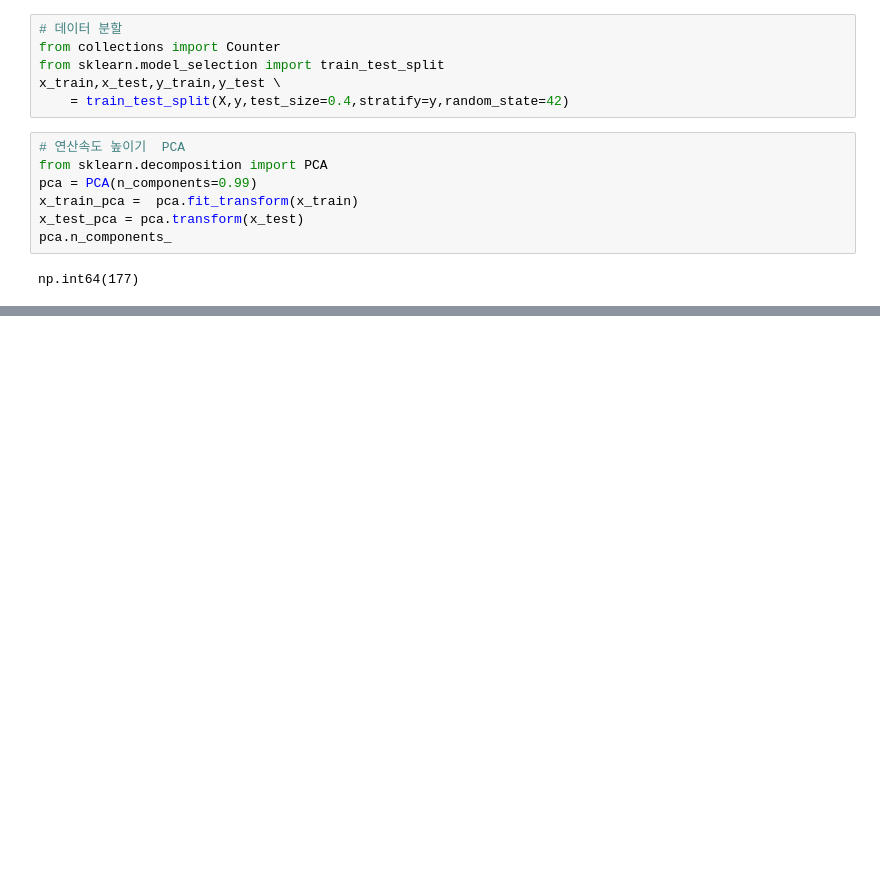
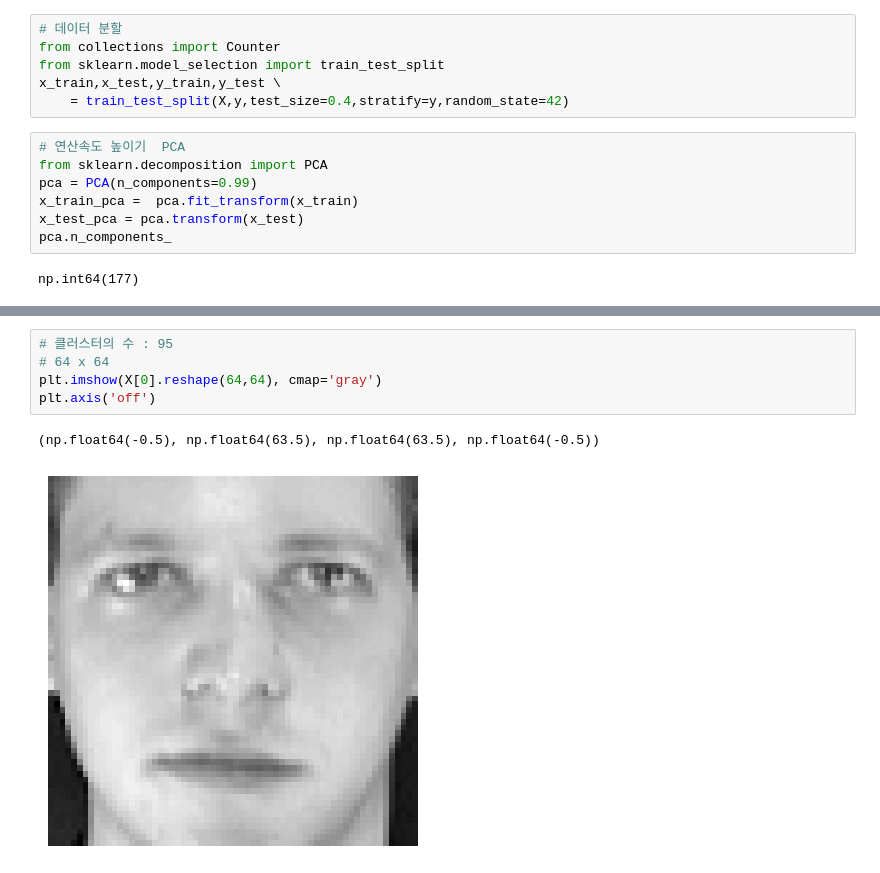
Before and after one commit to skn29teacher/skn29_lecture, a Jupyter notebook: 머신러닝/09.군집/실습.ipynb, the cells around one changed output, grey strips where cells are left out. Saved outputs shown, nothing was run; the diff lists cells and outputs as text; blank space fills up the shorter version.

```diff
--- a/머신러닝/09.군집/실습.ipynb
+++ b/머신러닝/09.군집/실습.ipynb
@@ -53,0 +104,8 @@ np.int64(177)
+# %%
+# 클러스터의 수 : 95
+# 64 x 64
+plt.imshow(X[0].reshape(64,64), cmap='gray')
+plt.axis('off')
+# %% [output]
+(np.float64(-0.5), np.float64(63.5), np.float64(63.5), np.float64(-0.5))
+[figure, added]
```
Also changed, not shown: parts of 5 cells of this notebook.
